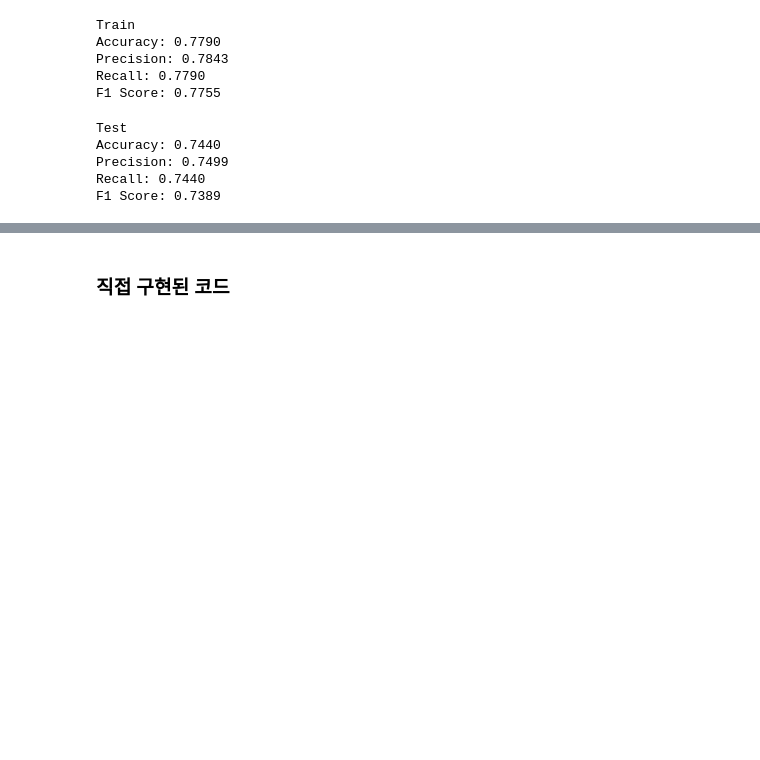
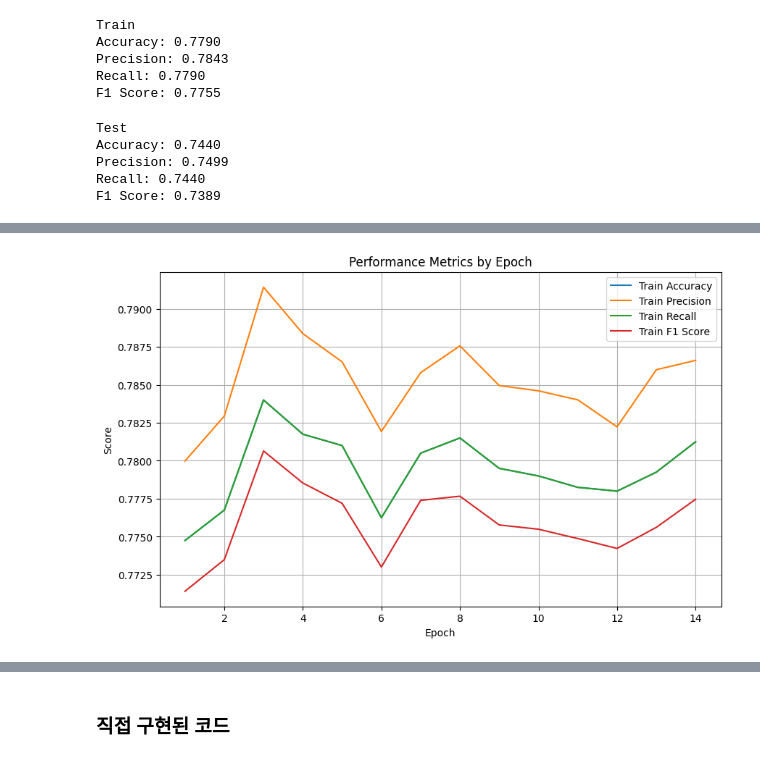
Before and after one commit to June222/Smart-Factory-Project, a Jupyter notebook: initial_model/ResNet_DatasetV1.ipynb, the cells around one changed output, grey strips where cells are left out. Cells and saved outputs as stored; diff of their text form; code cells hidden in the pictures; blank space fills up the shorter version.

Commit message:
feat: 각 epoch별 모델 성능 평가하기

```diff
--- a/initial_model/ResNet_DatasetV1.ipynb
+++ b/initial_model/ResNet_DatasetV1.ipynb
@@ -34,7 +34,9 @@ class SteelDataset(Dataset):
         return len(self.data)
 
     def __getitem__(self, idx):
-        img_name = os.path.join(self.img_dir, str(self.data.iloc[idx, 1]), self.data.iloc[idx, 0])
+        img_name = os.path.join(self.img_dir,
+                                str(self.data.iloc[idx, 1]),
+                                self.data.iloc[idx, 0])
         image = Image.open(img_name)
         # 이미지를 6등분하여 각각 (224, 224)로 리사이즈
         img_parts = []
@@ -46,7 +48,11 @@ class SteelDataset(Dataset):
                 upper = i * crop_size[1]
                 right = left + crop_size[0]
                 lower = upper + crop_size[1]
-                img_part = image.crop((left, upper, right, lower)).resize((224, 224))
+                img_part = image.crop((left,
+                                       upper,
+                                       right,
+                                       lower,
+                                       )).resize((224, 224))
                 img_parts.append(img_part)
 
         label = int(self.data.iloc[idx, 1]) - 1  # 라벨을 0부터 시작하도록 변환
@@ -231,3 +235,8 @@ Accuracy: 0.7440
 Precision: 0.7499
 Recall: 0.7440
 F1 Score: 0.7389
+# %%
+test_dataset = SteelDataset(csv_path='/content/drive/MyDrive/졸업과제/severstal-steel-defect-detection/aug-test.csv',
+                              img_dir='/content/drive/MyDrive/졸업과제/working/aug-test/',
+                              transform=transform)
+test_loader = DataLoader(dataset=test_dataset, batch_size=32, shuffle=True)
@@ -233,0 +452,16 @@ F1 Score: 0.7389
+# %%
+import matplotlib.pyplot as plt
+# 그래프 그리기
+plt.figure(figsize=(10, 6))
+plt.plot(epoch_list[:14], train_accuracy_list[:14], label='Train Accuracy')
+plt.plot(epoch_list[:14], train_precision_list[:14], label='Train Precision')
+plt.plot(epoch_list[:14], train_recall_list[:14], label='Train Recall')
+plt.plot(epoch_list[:14], train_f1_list[:14], label='Train F1 Score')
+plt.xlabel('Epoch')
+plt.ylabel('Score')
+plt.title('Performance Metrics by Epoch')
+plt.legend()
+plt.grid()
+plt.show()
+# %% [output]
+[figure, added]
```
Also changed, not shown: parts of 7 cells of this notebook.
